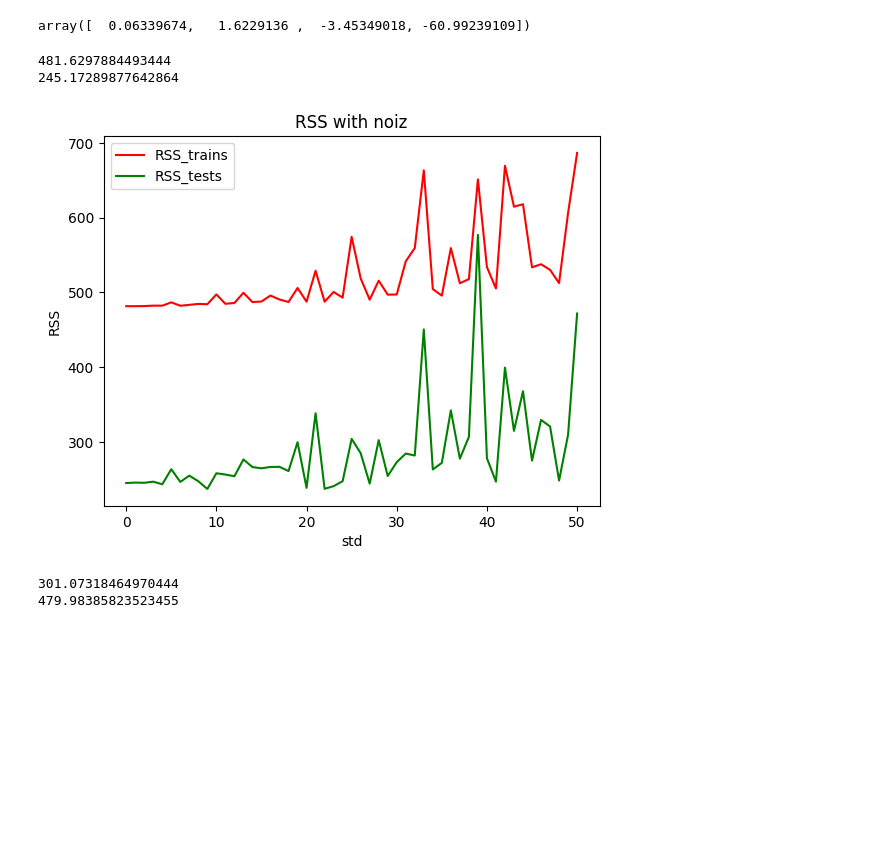
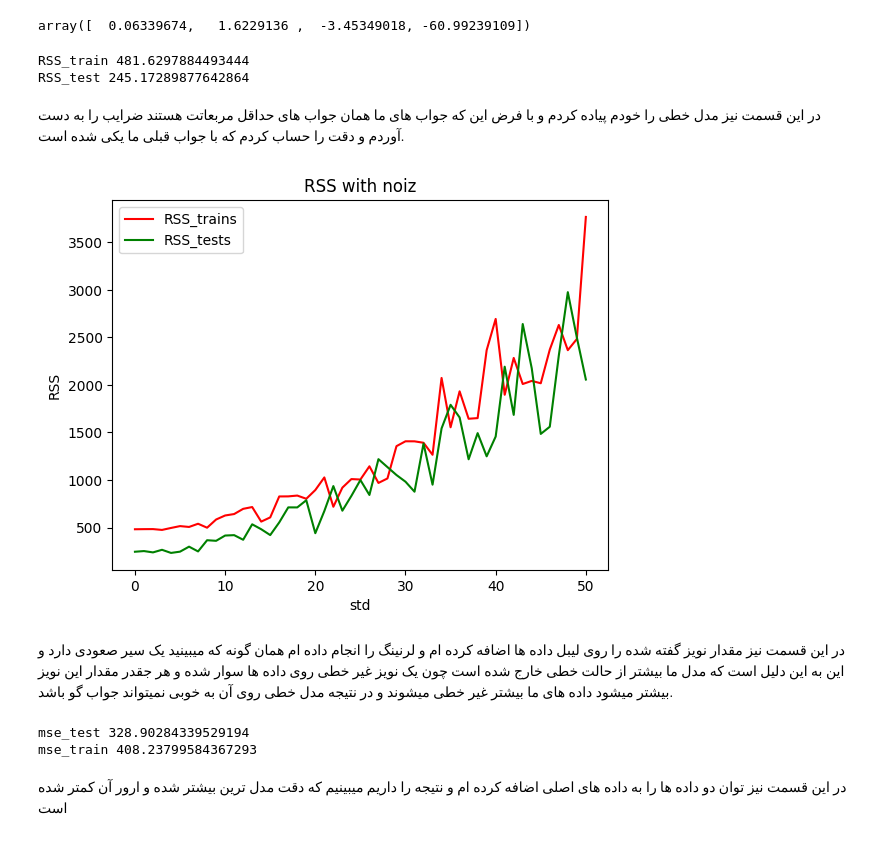
Before and after one commit to alirezakhaleghianaghizi/mlcomputerVS, a Jupyter notebook: Untitled7.ipynb, the cells around one changed output. Cells and saved outputs as stored; diff of their text form; code cells hidden in the pictures; blank space fills up the shorter version.

```diff
--- a/Untitled7.ipynb
+++ b/Untitled7.ipynb
@@ -130,3 +33,6 @@ from sklearn.model_selection import train_test_split
 # TO DO
 # create X_train, X_test, y_train, y_test using X and y
 X_train, X_test, y_train, y_test = train_test_split(X, y, test_size=0.2, random_state=42)
+# %%
+model = LinearRegression()
+model.fit(X_train, y_train)
@@ -132,0 +41,7 @@ X_train, X_test, y_train, y_test = train_test_split(X, y, test_size=0.2, random_
+# %%
+y_pred = model.predict(X_test)
+mse_test = mean_squared_error(y_test, y_pred)
+print('mse_test',mse_test)
+y_pred = model.predict(X_train)
+mse_train = mean_squared_error(y_train, y_pred)
+print('mse_train',mse_train)
@@ -153,50 +73,65 @@ array([  0.06339674,   1.6229136 ,  -3.45349018, -60.99239109])
 RSS_train=np.sum(np.sum((y_train-np.dot(x,B))**2))/len(y_train)
 X_test['bias']=np.ones(len(X_test))
 x_test=pd.DataFrame.to_numpy(X_test)
-print(RSS_train)
+print('RSS_train',RSS_train)
 RSS_test=np.sum(np.sum((y_test-x_test@B)**2))/len(y_test)
-print(RSS_test)
+print('RSS_test',RSS_test)
 # %% [output]
-481.6297884493444
-245.17289877642864
+RSS_train 481.6297884493444
+RSS_test 245.17289877642864
+# %% [markdown]
+در این قسمت نیز مدل خطی را خودم پیاده کردم و با فرض این که جواب های ما همان جواب های حداقل مربعاتت هستند ضرایب را به دست آوردم و دقت را حساب کردم که با جواب قبلی ما یکی شده است.
 # %%
 gaussian_noise = np.random.normal(0, 1, (y_train).shape)
 gaussian_noise
 SRR_trains=[]
 SRR_tests=[]
 for sig in range(51):
-  y_train_g=y_train+np.random.normal(0, sig, (y_train).shape)
-  B=np.linalg.inv(x.T@x)@x.T@y_train_g
-  SRR_trains.append(np.sum(np.sum((y_train-np.dot(x,B))**2))/len(y_train_g))
-  y_test_g=y_test+ np.random.normal(0, sig, (y_test).shape)
-  SRR_tests.append(np.sum(np.sum((y_test-x_test@B)**2))/len(y_test_g))
+  y_train_g=y+np.random.normal(0, sig, (y).shape)
+  X_train, X_test, y_train, y_test = train_test_split(X, y_train_g, test_size=0.2, random_state=42)
+  model = LinearRegression()
+  model.fit(X_train, y_train)
+  y_pred = model.predict(X_test)
+  mse_test = mean_squared_error(y_test, y_pred)
+  SRR_tests.append(mse_test)
+  y_pred = model.predict(X_train)
+  mse_train = mean_squared_error(y_train, y_pred)
+  SRR_trains.append(mse_train)
 
 plt.plot(range(51), SRR_trains, color='r', label='RSS_trains')
 plt.plot(range(51), SRR_tests, color='g', label='RSS_tests')
 
 # Naming the x-axis, y-axis and the whole graph
 plt.xlabel("std")
 plt.ylabel("RSS")
 plt.title("RSS with noiz")
 
 # Adding legend, which helps us recognize the curve according to it's color
 plt.legend()
 
 # To load the display window
 plt.show()
 # %% [output]
-[figure, old version]
+[figure, new version]
-# %%
-data_squared = x[:, :-1] ** 2
-x_train_pow = np.hstack((x, data_squared))
-data_squared = x_test[:, :-1] ** 2
-x_test_pow = np.hstack((x_test, data_squared))
-
-B=np.linalg.inv(x_train_pow.T@x_train_pow)@x_train_pow.T@y_train
-RSS_train=np.sum(np.sum((y_train-np.dot(x_train_pow,B))**2))/len(y_train)
-print(RSS_train)
-RSS_test=np.sum(np.sum((y_test-x_test_pow@B)**2))/len(y_test)
-print(RSS_test)
-# %% [output]
-301.07318464970444
-479.98385823523455
+# %% [markdown]
+در این قسمت نیز مقدار نویز گفته شده را روی لیبل داده ها اضافه کرده ام و لرنینگ
+را انجام داده ام همان گونه که میبینید یک سیر صعودی دارد و این به این دلیل است که مدل ما بیشتر از حالت خطی خارج شده است چون یک نویز غیر خطی روی داده ها سوار شده و هر جقدر مقدار این نویز بیشتر میشود داده های ما بیشتر غیر خطی میشوند و در نتیجه مدل خطی روی آن به خوبی نمیتواند جواب گو باشد.
+# %%
+x=pd.DataFrame.to_numpy(X)
+data_squared = x[:, :-1] ** 2
+x_pow = np.hstack((x, data_squared))
+X_train, X_test, y_train, y_test = train_test_split(x_pow, y, test_size=0.2, random_state=42)
+
+model = LinearRegression()
+model.fit(X_train, y_train)
+y_pred = model.predict(X_test)
+mse_test = mean_squared_error(y_test, y_pred)
+print('mse_test',mse_test)
+y_pred = model.predict(X_train)
+mse_train = mean_squared_error(y_train, y_pred)
+print('mse_train',mse_train)
+# %% [output]
+mse_test 328.90284339529194
+mse_train 408.23799584367293
+# %% [markdown]
+در این قسمت نیز توان دو داده ها را به داده های اصلی اضافه کرده ام و نتیجه را داریم میبینیم که دقت مدل ترین بیشتر شده و ارور آن کمتر شده است
```
Also changed, not shown: parts of 28 cells of this notebook.
